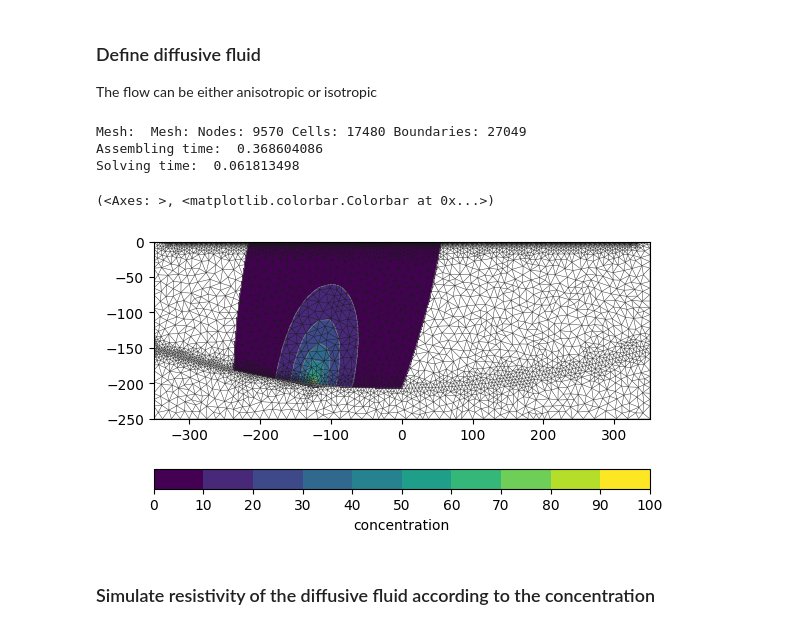
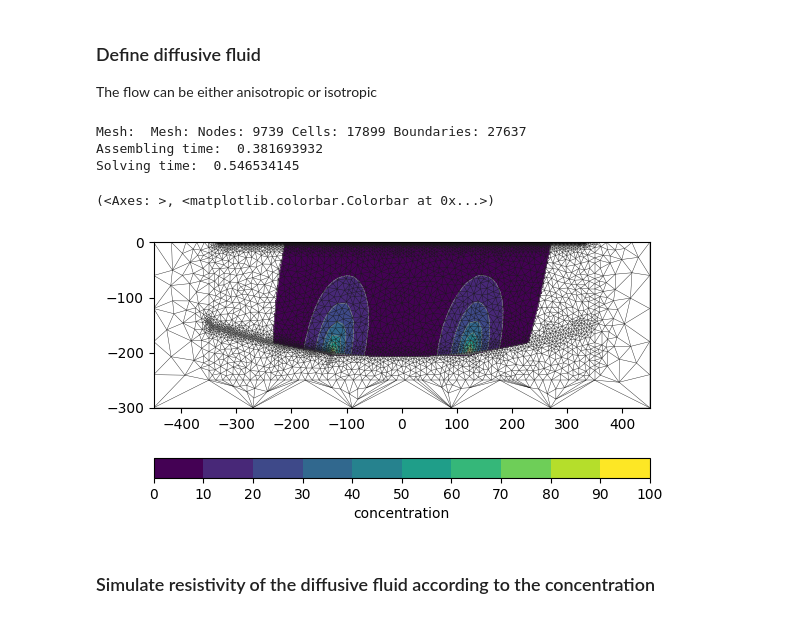
Before and after one commit to jcmefra/Aguas_Vichy, a Jupyter notebook: Modelling_complex.ipynb, the cells around one changed output. Drawn from its saved outputs; the diff is of its cells as text; code cells hidden in the pictures.

Commit message:
double inyection

```diff
--- a/Modelling_complex.ipynb
+++ b/Modelling_complex.ipynb
@@ -20,6 +20,7 @@ world = mt.createWorld(start=(-350, -250), end=(350, 0))
 Fault and inyection point definition
 # %%
 iPos = (-125, -200) #Inyection Point
+iPos2 = (125, -200) #Inyection Point 2
 fault = mt.createPolygon([iPos, (-150, -250)], isClosed= True)
 # %% [markdown]
 Define Floresta and Cretacic
@@ -65,7 +66,7 @@ mesh = mt.createMesh(world, quality=33, area=100)
 We need larger boundary to avoid numerical issues.
 Note: appendTriangleBoundary is just an easier approach, but we can get better results if we create the boundary manually on geometry level.
 # %%
-#mesh = mt.appendTriangleBoundary(mesh, xbound=1000, ybound=500, marker=4)
+mesh = mt.appendTriangleBoundary(mesh, xbound=100, ybound=50, marker=4)
 
 pg.show(mesh, markers=True, showMesh=True)
 # %% [output]
@@ -119,25 +120,26 @@ The flow can be either anisotropic or isotropic
 # %%
 #Anisotropic flow
 diff = pg.solver.cellValues(mesh, {'3,2,4': pg.solver.createAnisotropyMatrix(0.1, 0.1, 0.0), 1: pg.solver.createAnisotropyMatrix(1, 100, 20.0*np.pi/180)})
 
 #Isotropic and homogeneous flow
 #diff = pg.solver.cellValues(mesh, {4: 1e-2, 3: 1e-2, 2: 1e-2, 1: 100})
 
 iPosID = mesh.findNearestNode(iPos)
+iPosID2 = mesh.findNearestNode(iPos2)
 
 # stationary solution
 Conc = pg.solver.solve(mesh, a=diff,
                     bc={'Dirichlet': {'-1': 0.0}, 'Neumann': {'-2': -1},
-                        'Node':[iPosID, 100]}, verbose=True)
+                        'Node':[[iPosID, 100], [iPosID2, 100]]}, verbose=True)
 
 pg.show(mesh, Conc, label='concentration', showMesh=True,
         cMin=0, cMax=100, nCols=10, nLevs=11, linewidths=0.5)
 # %% [output]
-Mesh:  Mesh: Nodes: 9570 Cells: 17480 Boundaries: 27049
-Assembling time:  0.368604086
-Solving time:  0.061813498
+Mesh:  Mesh: Nodes: 9739 Cells: 17899 Boundaries: 27637
+Assembling time:  0.381693932
+Solving time:  0.546534145
 (<Axes: >, <matplotlib.colorbar.Colorbar at 0x...>)
-[figure, old version]
+[figure, new version]
 # %% [markdown]
 ### Simulate resistivity of the diffusive fluid according to the concentration
 # %%
```
Also changed, not shown: parts of 7 cells of this notebook, 2 other files.
